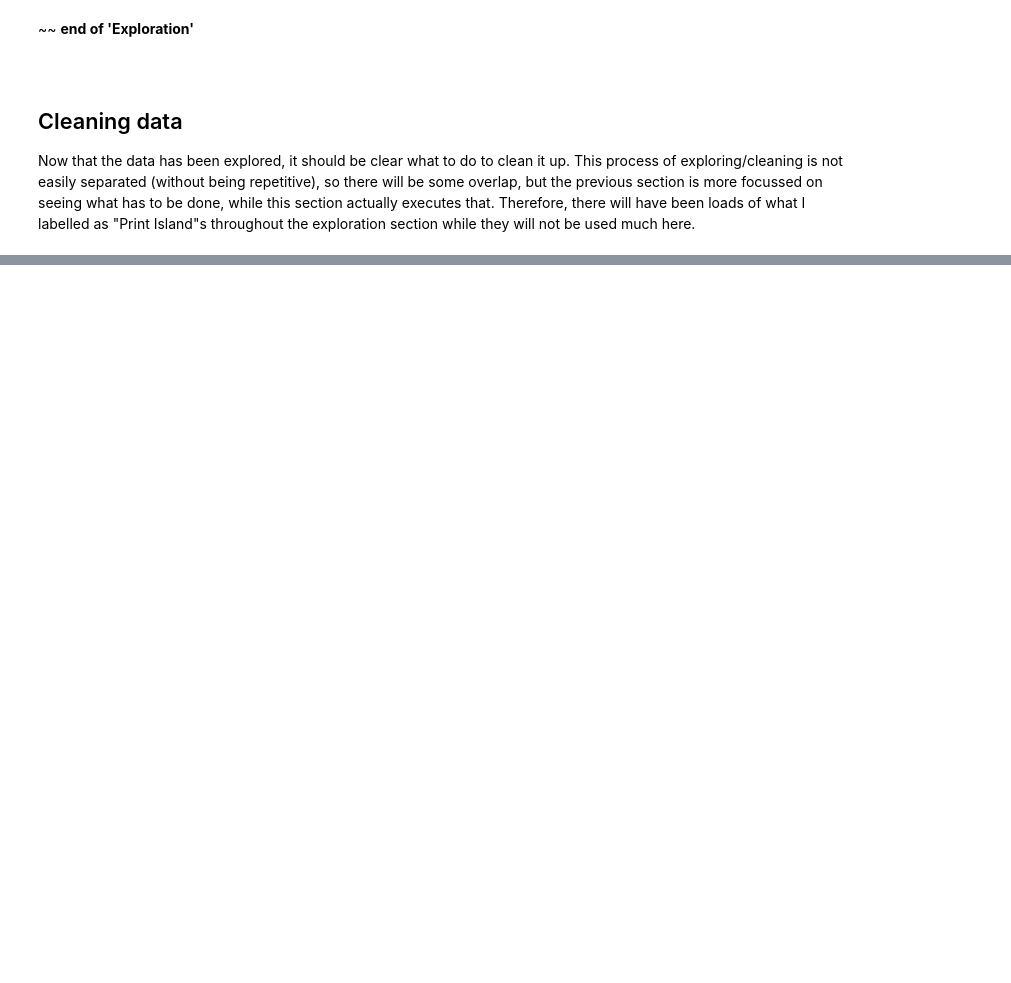
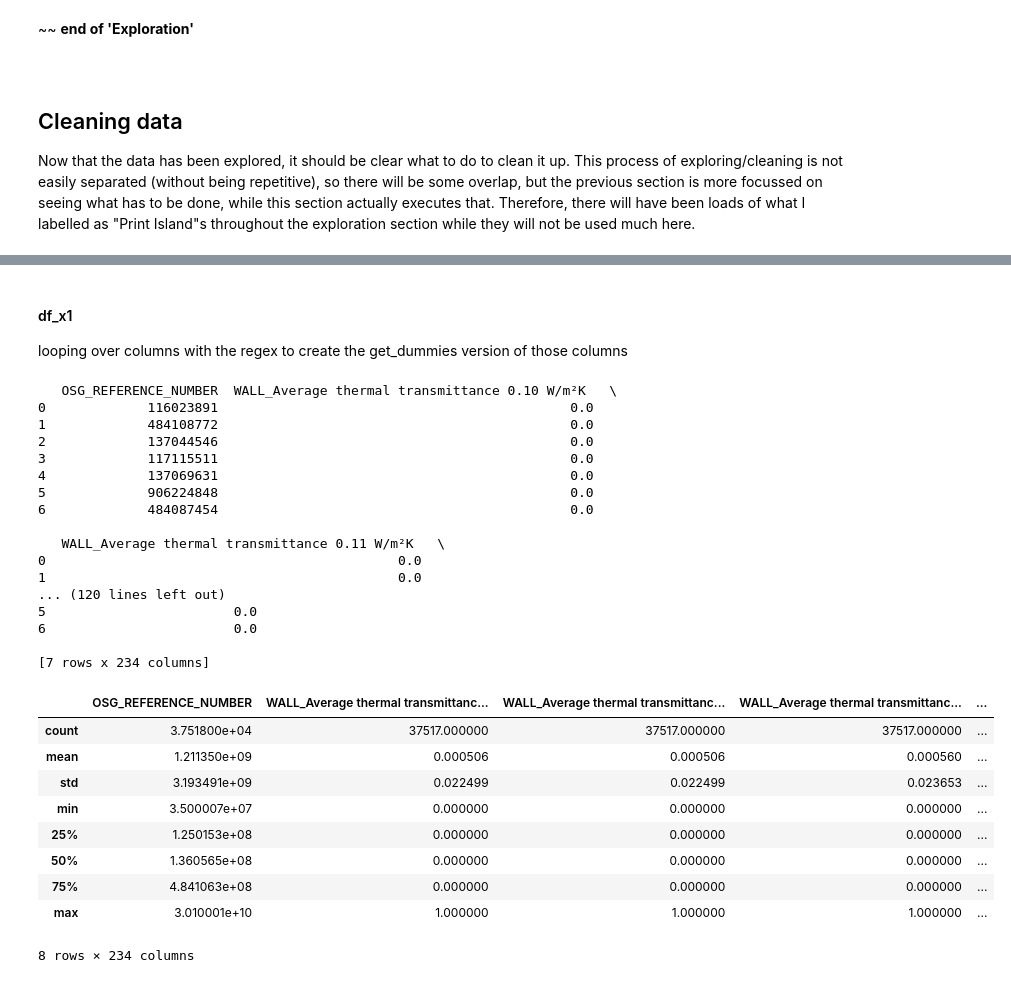
Before and after one commit to TahaGomma/ModelEvaluation, a Jupyter notebook: DecisionTrees/EPC - DT_clf v0.0.ipynb, the cells around one changed output, grey strips where cells are left out. Cells and saved outputs as stored; diff of their text form; code cells hidden in the pictures; blank space fills up the shorter version.

```diff
--- a/DecisionTrees/EPC - DT_clf v0.0.ipynb
+++ b/DecisionTrees/EPC - DT_clf v0.0.ipynb
@@ -783,0 +951,64 @@ Now that the data has been explored, it should be clear what to do to clean it u
+# %% [markdown]
+#### df_x1
+looping over columns with the regex to create the get_dummies version of those columns
+# %%
+df_p = pd.DataFrame()
+
+re_xd = r'\w+[\s\w,.()/]+)'
+re_xn = [r'(?P<WALL>'
+        ,r'(?P<ROOF>'
+        ,r'(?P<FLOOR>'
+        ,r'(?P<WINDOWS>'
+        ,r'(?P<MAINHEAT>'
+        ]
+
+df_p = df_x.loc[:, 'WALL_DESCRIPTION':'MAINHEAT_DESCRIPTION'].dropna()
+
+cnt = 0
+df_pp = pd.DataFrame()
+
+for col in df_p:
+    re_x = re_xn[cnt]+re_xd
+
+    df_p.loc[:,col] = df_p.loc[:,col].str.replace(r'W/mÂ²K', 'W/m²K', regex=True)
+
+    df_pp = pd.get_dummies(df_p.loc[:, col].str.extractall(re_x)
+                          ,prefix=col[:-12]
+                          ).groupby(level=0).sum()
+    df_p = df_p.join(df_pp)
+    df_p = df_p.drop(col, axis=1)
+    cnt+=1
+
+df_x1 = df_x[pk]
+df_x1 = pd.concat([df_x1, df_p], axis=1)
+
+print(df_x1.head(7))
+df_x1.describe()
+# %% [output]
+   OSG_REFERENCE_NUMBER  WALL_Average thermal transmittance 0.10 W/m²K   \
+0             116023891                                             0.0
+1             484108772                                             0.0
+2             137044546                                             0.0
+3             117115511                                             0.0
+4             137069631                                             0.0
+5             906224848                                             0.0
+6             484087454                                             0.0
+
+   WALL_Average thermal transmittance 0.11 W/m²K   \
+0                                             0.0
+1                                             0.0
+... (120 lines left out)
+5                        0.0
+6                        0.0
+
+[7 rows x 234 columns]
+|  | OSG_REFERENCE_NUMBER | WALL_Average thermal transmittanc... | WALL_Average thermal transmittanc... | WALL_Average thermal transmittanc... | ... |
+| count | 3.751800e+04 | 37517.000000 | 37517.000000 | 37517.000000 | ... |
+| mean | 1.211350e+09 | 0.000506 | 0.000506 | 0.000560 | ... |
+| std | 3.193491e+09 | 0.022499 | 0.022499 | 0.023653 | ... |
+| min | 3.500007e+07 | 0.000000 | 0.000000 | 0.000000 | ... |
+| 25% | 1.250153e+08 | 0.000000 | 0.000000 | 0.000000 | ... |
+| 50% | 1.360565e+08 | 0.000000 | 0.000000 | 0.000000 | ... |
+| 75% | 4.841063e+08 | 0.000000 | 0.000000 | 0.000000 | ... |
+| max | 3.010001e+10 | 1.000000 | 1.000000 | 1.000000 | ... |
+8 rows × 234 columns
```
Also changed, not shown: parts of 37 cells of this notebook.
